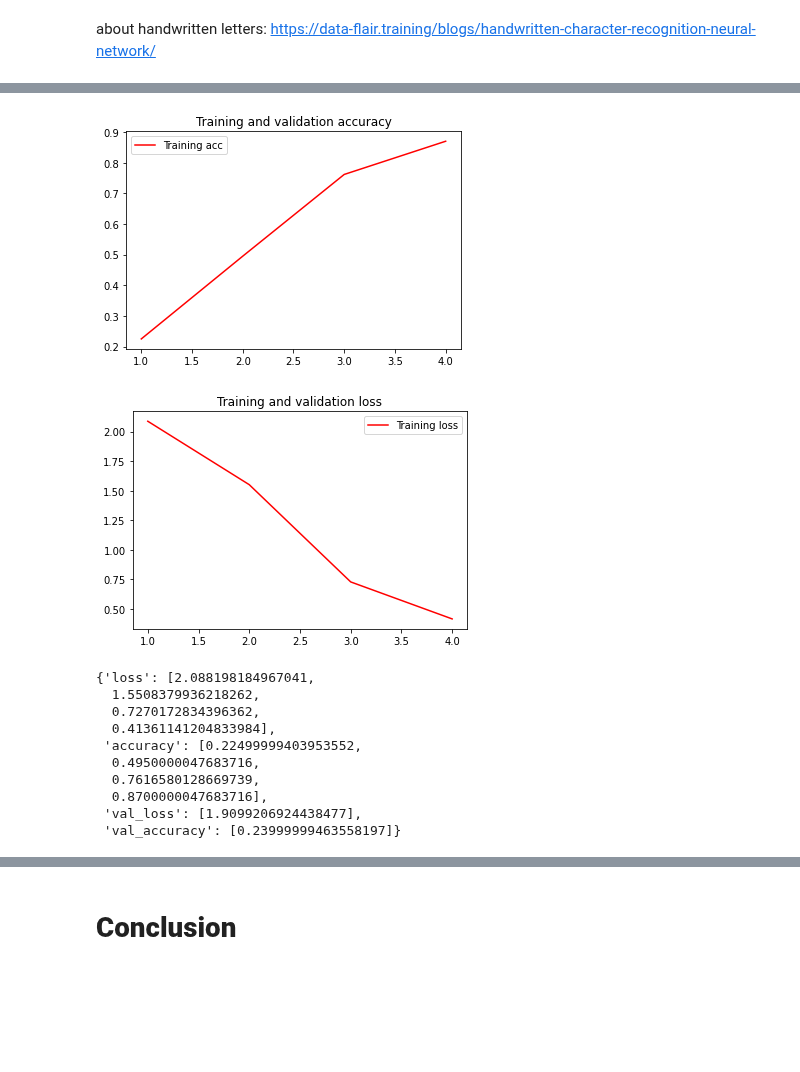
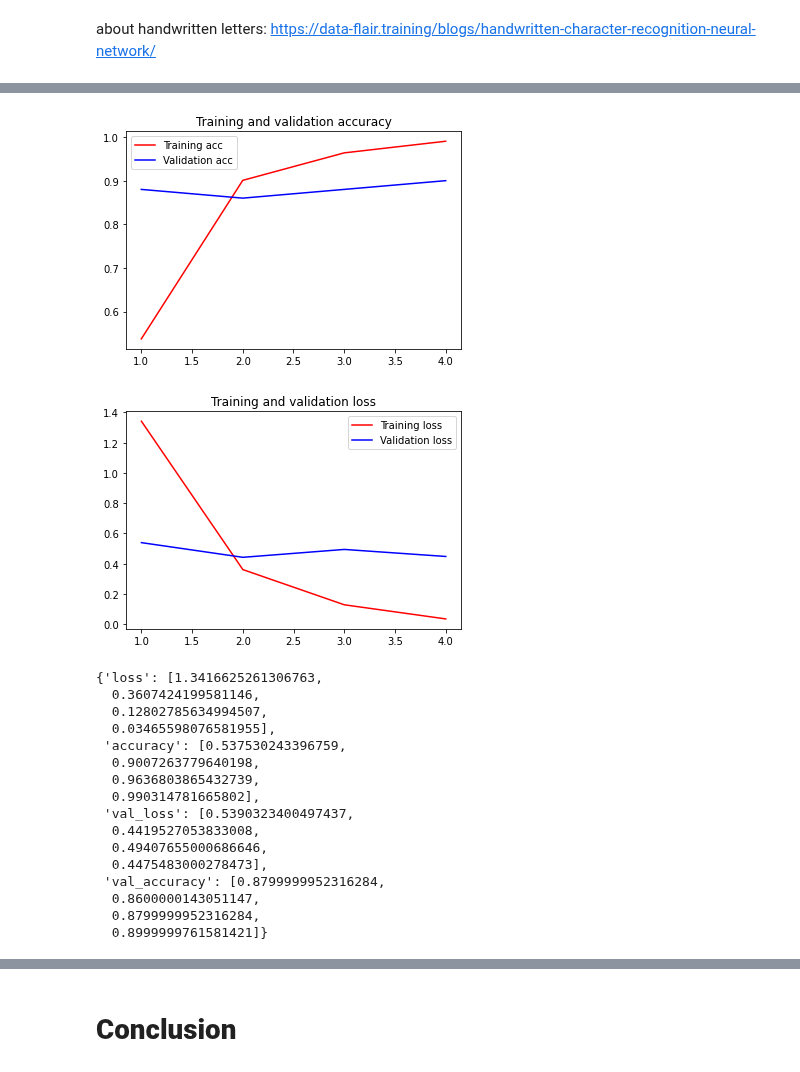
Before and after one commit to am-tropin/georgian-letters, a Jupyter notebook: Georgian_letters_recognition_TF.ipynb, the cells around one changed output, grey strips where cells are left out. Cells and saved outputs as stored; diff of their text form; code cells hidden in the pictures; blank space fills up the shorter version.

```diff
--- a/Georgian_letters_recognition_TF.ipynb
+++ b/Georgian_letters_recognition_TF.ipynb
@@ -422,7 +429,7 @@ model.add(Flatten())
 # model.add(Dropout(0.5))
 # model.add(Dense(64, activation='relu'))
 
-model.add(Dense(9, activation='softmax')) # sigmoid # 1
+model.add(Dense(8, activation='softmax')) # sigmoid # 1
 # == num_classes 9 8 ?
 model.summary()
 # %% [output]
@@ -501,7 +508,9 @@ _________________________________________________________________
 from tensorflow import keras
 from keras import optimizers
 
-model.compile(loss='sparse_categorical_crossentropy', # binary_crossentropy
+model.compile(loss='categorical_crossentropy', # binary_crossentropy
+              # sparse_categorical_crossentropy - 9 classes
+              # categorical_crossentropy - 8 classes
               optimizer=keras.optimizers.Adam(),
               # optimizer=keras.optimizers.RMSprop(learning_rate=1e-4),
               metrics=['accuracy'])
@@ -516,8 +525,9 @@ from keras.preprocessing.image import ImageDataGenerator
 train_datagen = ImageDataGenerator(rescale=1./255)
 test_datagen = ImageDataGenerator(rescale=1./255)
 
-train_generator = train_datagen.flow_from_directory(train_dir, target_size=(150, 100), batch_size=20, class_mode='binary', color_mode = 'grayscale')
-validation_generator = test_datagen.flow_from_directory(validation_dir, target_size=(150, 100), batch_size=20, class_mode='binary', color_mode = 'grayscale')
+# about .flow_from_directory: https://vijayabhaskar96.medium.com/tutorial-image-classification-with-keras-flow-from-directory-and-generators-95f75ebe5720
+train_generator = train_datagen.flow_from_directory(train_dir, target_size=(150, 100), batch_size=5, class_mode='categorical', color_mode = 'grayscale') # was: 'binary'
+validation_generator = test_datagen.flow_from_directory(validation_dir, target_size=(150, 100), batch_size=5, class_mode='categorical', color_mode = 'grayscale') # was: batch_size=20
 
 for data_batch, labels_batch in train_generator:
     print('data batch shape:', data_batch.shape)
@@ -531,6 +541,10 @@ labels batch shape: (20,)
 # %%
 ####----Fit the Model----####
-history = model.fit_generator(train_generator, steps_per_epoch=10, epochs=4, validation_data=validation_generator, validation_steps=40) # 50
+history = model.fit(train_generator, epochs=4, validation_data=validation_generator)
+# 10 4
+# steps_per_epoch=5,
+# , validation_steps=50
+# about parameters: https://datascience.stackexchange.com/questions/29719/how-to-set-batch-size-steps-per-epoch-and-validation-steps
 
 ######-----Save the Model-------######
 model.save('geo_letters_top8.h5')
@@ -547,37 +560,43 @@ Epoch 4/4
 # %%
 ######-----Displaying curves of loss and accuracy during training-------######
 import matplotlib.pyplot as plt
 
 acc = history.history['accuracy']
 val_acc = history.history['val_accuracy']
 loss = history.history['loss']
 val_loss = history.history['val_loss']
 epochs = range(1, len(acc) + 1)
 
 plt.plot(epochs, acc, 'r', label='Training acc')
-# plt.plot(epochs, val_acc, 'b', label='Validation acc')
+plt.plot(epochs, val_acc, 'b', label='Validation acc')
 plt.title('Training and validation accuracy')
 plt.legend()
 plt.figure()
 plt.plot(epochs, loss, 'r', label='Training loss')
-# plt.plot(epochs, val_loss, 'b', label='Validation loss')
+plt.plot(epochs, val_loss, 'b', label='Validation loss')
 plt.title('Training and validation loss')
 plt.legend()
 plt.show()
 # %% [output]
-[figure, old version]
+[figure, new version]
-[figure, old version]
+[figure, new version]
 # %%
 history.history
 # %% [output]
-{'loss': [2.088198184967041,
-  1.5508379936218262,
-  0.7270172834396362,
-  0.41361141204833984],
- 'accuracy': [0.22499999403953552,
-  0.4950000047683716,
-  0.7616580128669739,
-  0.8700000047683716],
- 'val_loss': [1.9099206924438477],
- 'val_accuracy': [0.23999999463558197]}
+{'loss': [1.3416625261306763,
+  0.3607424199581146,
+  0.12802785634994507,
+  0.03465598076581955],
+ 'accuracy': [0.537530243396759,
+  0.9007263779640198,
+  0.9636803865432739,
+  0.990314781665802],
+ 'val_loss': [0.5390323400497437,
+  0.4419527053833008,
+  0.49407655000686646,
+  0.4475483000278473],
+ 'val_accuracy': [0.8799999952316284,
+  0.8600000143051147,
+  0.8799999952316284,
+  0.8999999761581421]}
 # %% [markdown]
```
Also changed, not shown: parts of 12 cells of this notebook.
